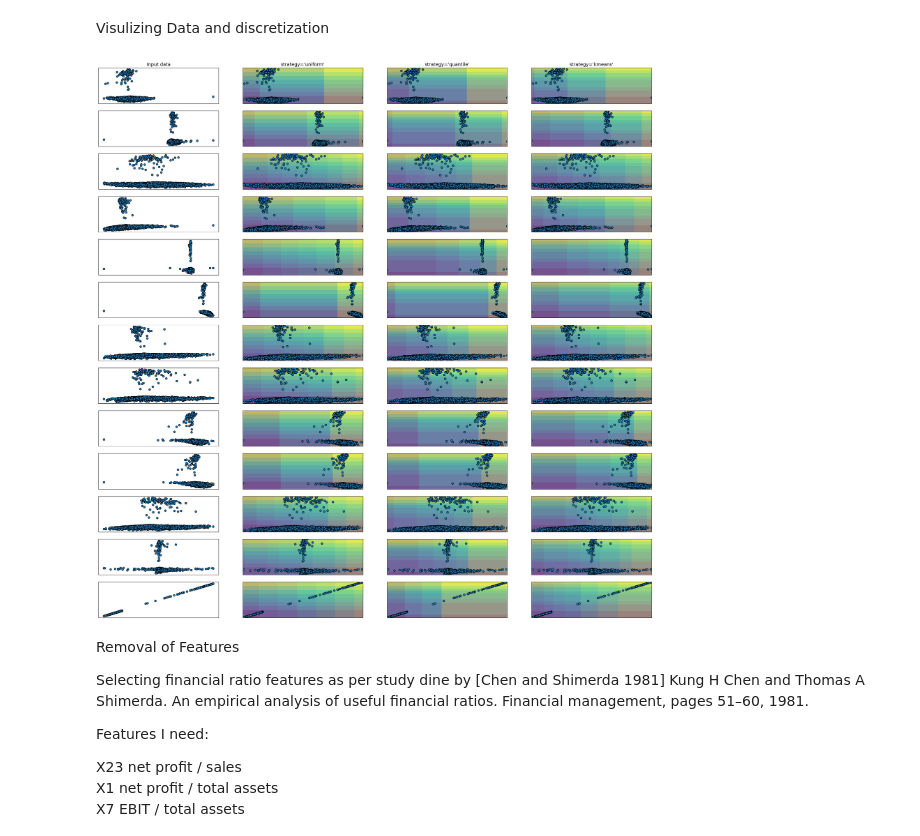
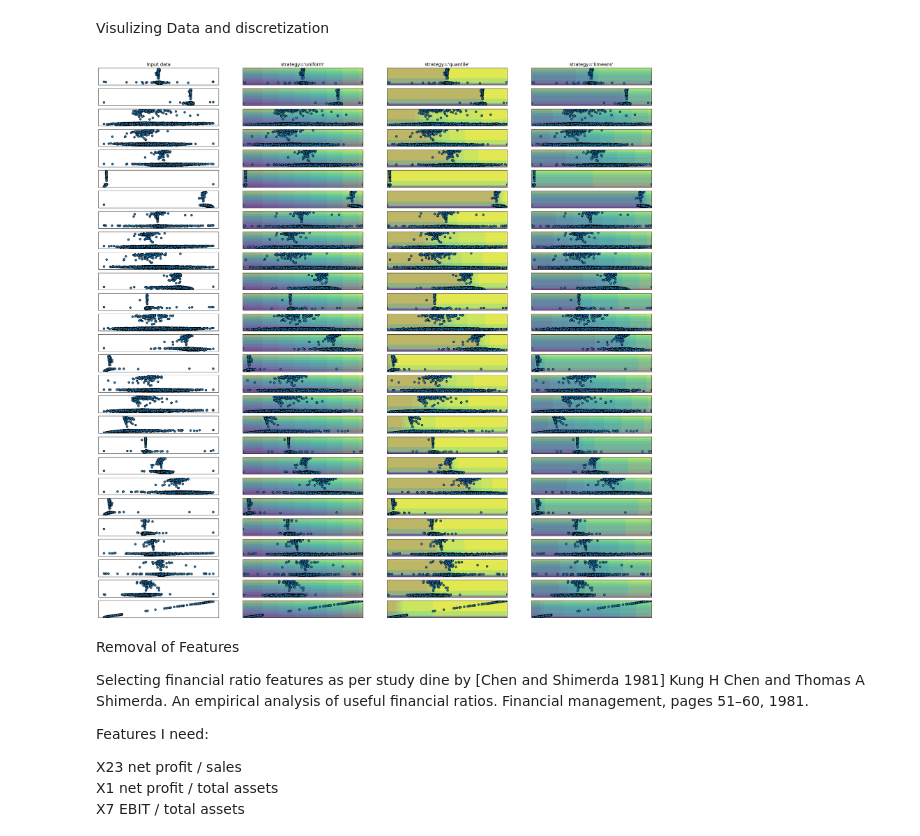
Before and after one commit to Zach-schwark/PGM_Assignment, a Jupyter notebook: data.ipynb, the cells around one changed output. Cells and saved outputs as stored; diff of their text form; code cells hidden in the pictures.

Commit message:
neaten up data

```diff
--- a/data.ipynb
+++ b/data.ipynb
@@ -307,27 +162,14 @@ Visulizing Data and discretization
 strategies = ["uniform", "quantile", "kmeans"]
 
 
-keeping_attributes = [
-    "X23:net profit / sales",
-    "X1:net profit / total assets",
-    "X7:EBIT / total assets",
-    "X49:EBITDA (profit on operating activities - depreciation) / sales",
-    "X9:sales / total assets",
-    "X3:working capital / total assets",
-    "X2:total liabilities / total assets",
-    "X59:long-term liabilities / equity",
-    "X6:retained earnings / total assets",
-    "X4:current assets / short-term liabilities",
-    "X51:short-term liabilities / total assets",
-    "X8:book value of equity / total liabilities",
-    "class"
-]
+keeping_attributes = ["X23","X1","X7","X49","X9","X3","X2","X59","X6","X4", "X51", "X8", "class"]
 
 keeping_attributes_2 = ['Attr1', 'Attr2', 'Attr3','Attr4',	'Attr5',	'Attr6',	'Attr7','Attr8','Attr9','Attr10','class']
 
+most_common_attributes = ['X52', 'X40', 'X25', 'X5', 'X9', 'X13', 'X58', 'X15', 'X27', 'X36', 'X22', 'X42', 'X31', 'X48', 'X32', 'X57', 'X12', 'X35', 'X6', 'X53', 'X16', 'X11', 'X55', 'X14', 'X29', 'X41','class']
 
 for attribute in normalised_StandardisedData.columns.values.tolist():
-    if attribute not in keeping_attributes:
+    if attribute not in most_common_attributes:
         del normalised_StandardisedData[attribute]
 
 
@@ -357,35 +199,36 @@ for ds_cnt, col in enumerate(normalised_StandardisedData.columns.values.tolist()
     i += 1
     # transform the dataset with KBinsDiscretizer
     for strategy in strategies:
         enc = preprocessing.KBinsDiscretizer(
             n_bins=30, encode="ordinal", strategy=strategy, subsample=200_000
         )
-        enc.fit(X)
+
+        enc.fit(np.transpose(np.array([normalised_StandardisedData[col],normalised_StandardisedData['class']])))
         grid_encoded = enc.transform(grid)
 
         ax = plt.subplot(len(normalised_StandardisedData.columns.values.tolist()), len(strategies) + 1, i)
 
         # horizontal stripes
         horizontal = grid_encoded[:, 0].reshape(xx.shape)
         ax.contourf(xx, yy, horizontal, alpha=0.5)
         # vertical stripes
         vertical = grid_encoded[:, 1].reshape(xx.shape)
         ax.contourf(xx, yy, vertical, alpha=0.5)
 
         ax.scatter(normalised_StandardisedData[col], normalised_StandardisedData['class'], edgecolors="k")
         ax.set_xlim(xx.min()-0.25, xx.max()+0.25)
         ax.set_ylim(yy.min()-0.25, yy.max()+0.25)
         ax.set_xticks(())
         ax.set_yticks(())
         ax.autoscale()
         if ds_cnt == 0:
             ax.set_title("strategy='%s'" % (strategy,), size=14)
 
         i += 1
 
 plt.show()
 # %% [output]
-[figure, old version]
+[figure, new version]
 # %% [markdown]
 Removal of Features
 
```
Also changed, not shown: parts of 14 cells of this notebook.
